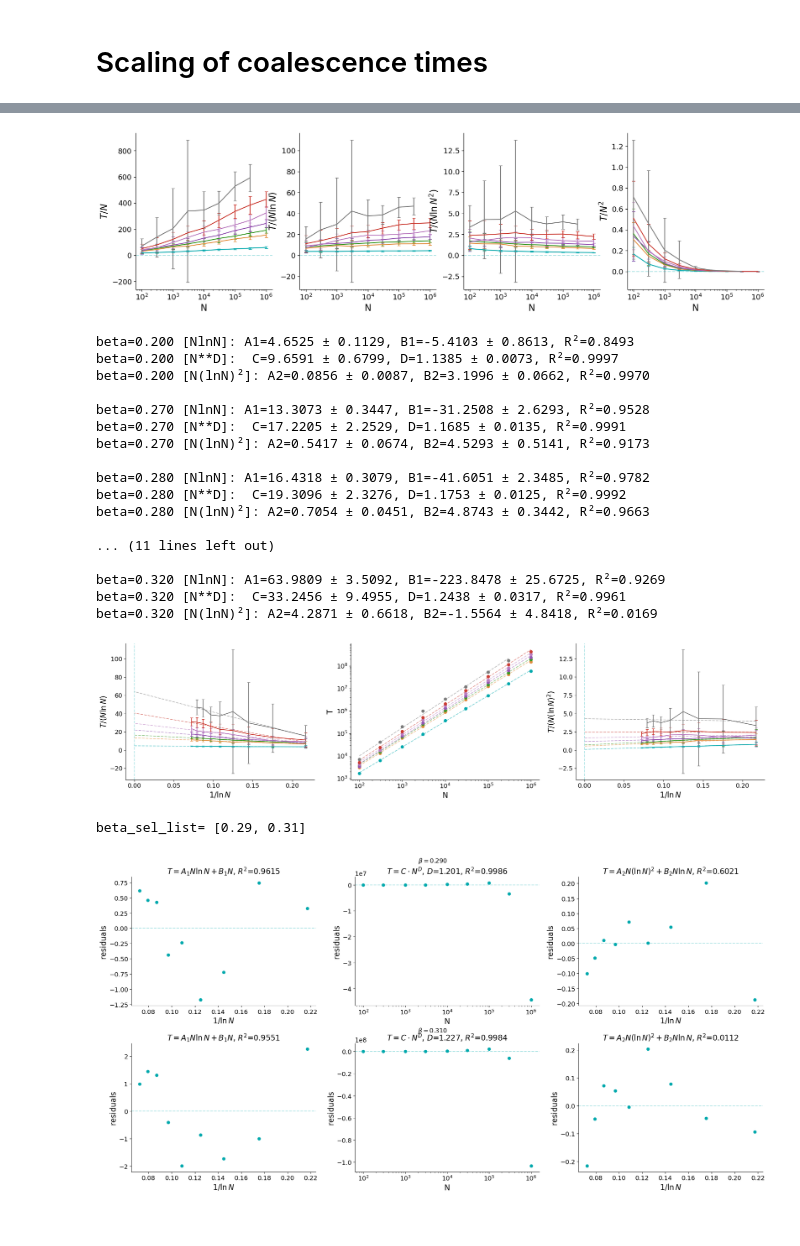
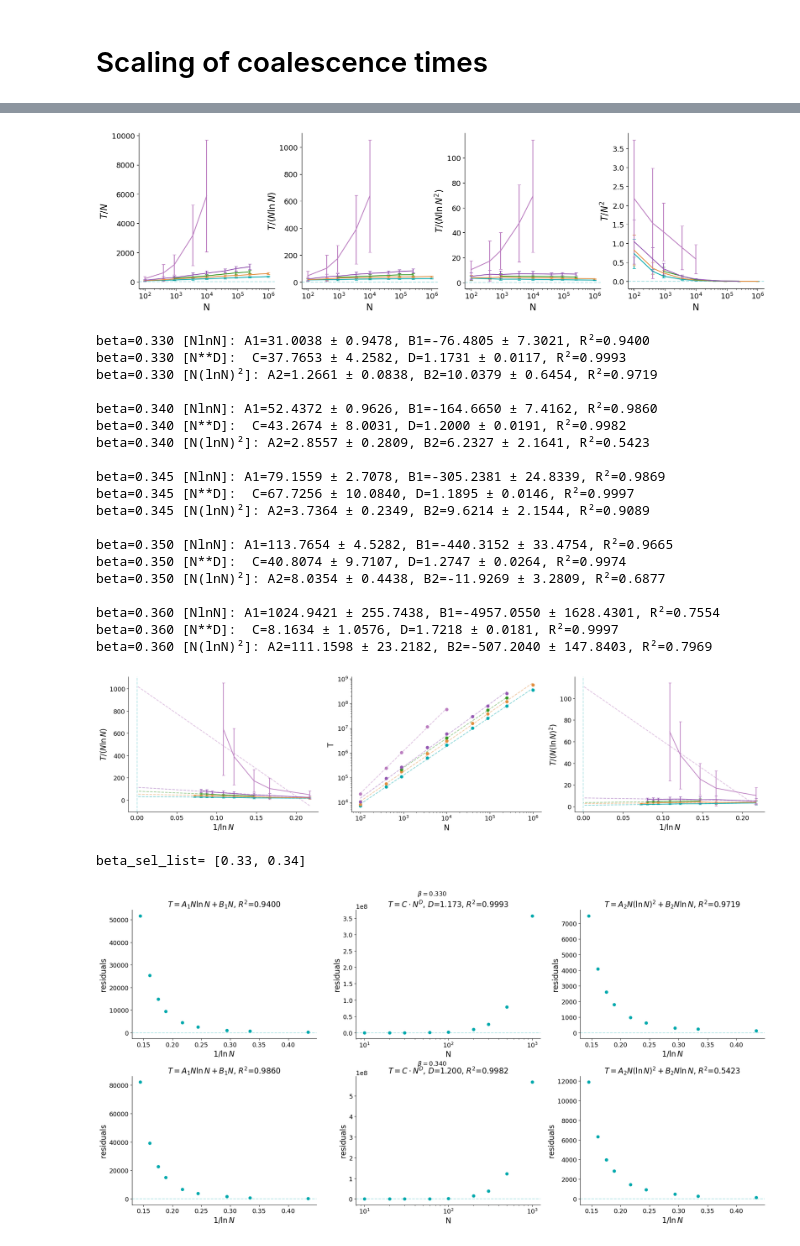
Before and after one commit to LouiseBudzynski/Bounding_Chain_Disordered_Ising_Models, a Jupyter notebook: notebooks/read_coal_time.ipynb, the cells around one changed output, grey strips where cells are left out. Drawn from its saved outputs; the diff is of its cells as text; code cells hidden in the pictures.

Commit message:
runs and plots

```diff
--- a/notebooks/read_coal_time.ipynb
+++ b/notebooks/read_coal_time.ipynb
@@ -28,9 +28,9 @@ plt.rcParams['ytick.labelsize'] = 13
 plt.rcParams['legend.fontsize'] = 12
 plt.rcParams['axes.titlesize'] = 16
 # %%
-graph_type = 'ER'
-coup_type = 'gauss'
-d = 4
+graph_type = 'EA3D'
+coup_type = 'ising'
+d = 3
 if graph_type == 'ER' and coup_type == 'ising':
     beta_SG = np.arctanh(np.sqrt(1/d))
     beta_uni = np.arctanh(1/d)
@@ -216,7 +218,7 @@ for ax, (label, (scaling_fn, err_fn)) in zip(axes, scalings.items()):
     ax.set_xscale('log')
 plt.show()
 # %% [output]
-[figure, old version]
+[figure, new version]
 # %%
 fig, axes = plt.subplots(1, 3, figsize=(20, 5))
 fit_coeffs = {}
@@ -290,31 +292,33 @@ axes[2].set_ylabel(r'$T / (N (\ln N)^2)$')
 plt.tight_layout()
 plt.show()
 # %% [output]
-beta=0.200 [NlnN]: A1=4.6525 ± 0.1129, B1=-5.4103 ± 0.8613, R²=0.8493
-beta=0.200 [N**D]:  C=9.6591 ± 0.6799, D=1.1385 ± 0.0073, R²=0.9997
-beta=0.200 [N(lnN)²]: A2=0.0856 ± 0.0087, B2=3.1996 ± 0.0662, R²=0.9970
+beta=0.330 [NlnN]: A1=31.0038 ± 0.9478, B1=-76.4805 ± 7.3021, R²=0.9400
+beta=0.330 [N**D]:  C=37.7653 ± 4.2582, D=1.1731 ± 0.0117, R²=0.9993
+beta=0.330 [N(lnN)²]: A2=1.2661 ± 0.0838, B2=10.0379 ± 0.6454, R²=0.9719
 
-beta=0.270 [NlnN]: A1=13.3073 ± 0.3447, B1=-31.2508 ± 2.6293, R²=0.9528
-beta=0.270 [N**D]:  C=17.2205 ± 2.2529, D=1.1685 ± 0.0135, R²=0.9991
-beta=0.270 [N(lnN)²]: A2=0.5417 ± 0.0674, B2=4.5293 ± 0.5141, R²=0.9173
+beta=0.340 [NlnN]: A1=52.4372 ± 0.9626, B1=-164.6650 ± 7.4162, R²=0.9860
+beta=0.340 [N**D]:  C=43.2674 ± 8.0031, D=1.2000 ± 0.0191, R²=0.9982
+beta=0.340 [N(lnN)²]: A2=2.8557 ± 0.2809, B2=6.2327 ± 2.1641, R²=0.5423
 
-beta=0.280 [NlnN]: A1=16.4318 ± 0.3079, B1=-41.6051 ± 2.3485, R²=0.9782
-beta=0.280 [N**D]:  C=19.3096 ± 2.3276, D=1.1753 ± 0.0125, R²=0.9992
-beta=0.280 [N(lnN)²]: A2=0.7054 ± 0.0451, B2=4.8743 ± 0.3442, R²=0.9663
+beta=0.345 [NlnN]: A1=79.1559 ± 2.7078, B1=-305.2381 ± 24.8339, R²=0.9869
+beta=0.345 [N**D]:  C=67.7256 ± 10.0840, D=1.1895 ± 0.0146, R²=0.9997
+beta=0.345 [N(lnN)²]: A2=3.7364 ± 0.2349, B2=9.6214 ± 2.1544, R²=0.9089
 
-... (11 lines left out)
+beta=0.350 [NlnN]: A1=113.7654 ± 4.5282, B1=-440.3152 ± 33.4754, R²=0.9665
+beta=0.350 [N**D]:  C=40.8074 ± 9.7107, D=1.2747 ± 0.0264, R²=0.9974
+beta=0.350 [N(lnN)²]: A2=8.0354 ± 0.4438, B2=-11.9269 ± 3.2809, R²=0.6877
 
-beta=0.320 [NlnN]: A1=63.9809 ± 3.5092, B1=-223.8478 ± 25.6725, R²=0.9269
-beta=0.320 [N**D]:  C=33.2456 ± 9.4955, D=1.2438 ± 0.0317, R²=0.9961
-beta=0.320 [N(lnN)²]: A2=4.2871 ± 0.6618, B2=-1.5564 ± 4.8418, R²=0.0169
+beta=0.360 [NlnN]: A1=1024.9421 ± 255.7438, B1=-4957.0550 ± 1628.4301, R²=0.7554
+beta=0.360 [N**D]:  C=8.1634 ± 1.0576, D=1.7218 ± 0.0181, R²=0.9997
+beta=0.360 [N(lnN)²]: A2=111.1598 ± 23.2182, B2=-507.2040 ± 147.8403, R²=0.7969
-[figure, old version]
+[figure, new version]
 # %%
 if graph_type == 'ER' and coup_type == 'gauss':
     beta_sel_list = [0.29,0.31]
 elif graph_type == 'ER' and coup_type == 'ising':
     beta_sel_list = [0.23,0.24]
 elif graph_type == 'EA2D' and coup_type == 'ising':
-    beta_sel_list = [0.34]
+    beta_sel_list = [0.33,0.34]
 else:
     beta_sel_list = [df['beta'].unique()[0]]
 
@@ -343,35 +347,35 @@ for row, beta_sel in enumerate(beta_sel_list):
     ax0.set_xlabel(r'$1 / \ln N$')
     ax0.set_ylabel('residuals')
     ax0.set_title(rf"$T = A_1 N\ln N + B_1 N$, $R^2$={fc['r2_NlnN']:.4f}")
 
     # --- residuals of power law fit ---
     y_pred2 = fc['C'] * N**fc['D']
     residuals2 = T - y_pred2
     ax1.axhline(0, linestyle='--', alpha=0.3)
     ax1.plot(N, residuals2, 'o')
     ax1.set_xscale('log')
     ax1.set_xlabel('N')
     ax1.set_ylabel('residuals')
     ax1.set_title(rf"$T = C \cdot N^D$, $D$={fc['D']:.3f}, $R^2$={fc['r2_powerlaw']:.4f}")
 
     # --- residuals of N(lnN)^2 fit ---
     y3 = T / (N * np.log(N)**2)
     y_pred3 = fc['A2'] + fc['B2'] * x
     residuals3 = y3 - y_pred3
     ax2.axhline(0, linestyle='--', alpha=0.3)
     ax2.plot(x, residuals3, 'o')
     ax2.set_xlabel(r'$1 / \ln N$')
     ax2.set_ylabel('residuals')
     ax2.set_title(rf"$T = A_2 N(\ln N)^2 + B_2 N\ln N$, $R^2$={fc['r2_NlnN2']:.4f}")
 
     fig.text(0.5, 1 - (row + 0.02) / n_beta, rf'$\beta={beta_sel:.3f}$',
               ha='center', fontsize=13, fontweight='bold')
 
 plt.tight_layout()
 plt.show()
 # %% [output]
-beta_sel_list= [0.29, 0.31]
+beta_sel_list= [0.33, 0.34]
-[figure, old version]
+[figure, new version]
 # %%
 for beta_sel in beta_sel_list:
     sub_df = df_filtered[df_filtered['beta'] == beta_sel].sort_values('N')
```
Also changed, not shown: parts of 9 cells of this notebook, 31 other files.
